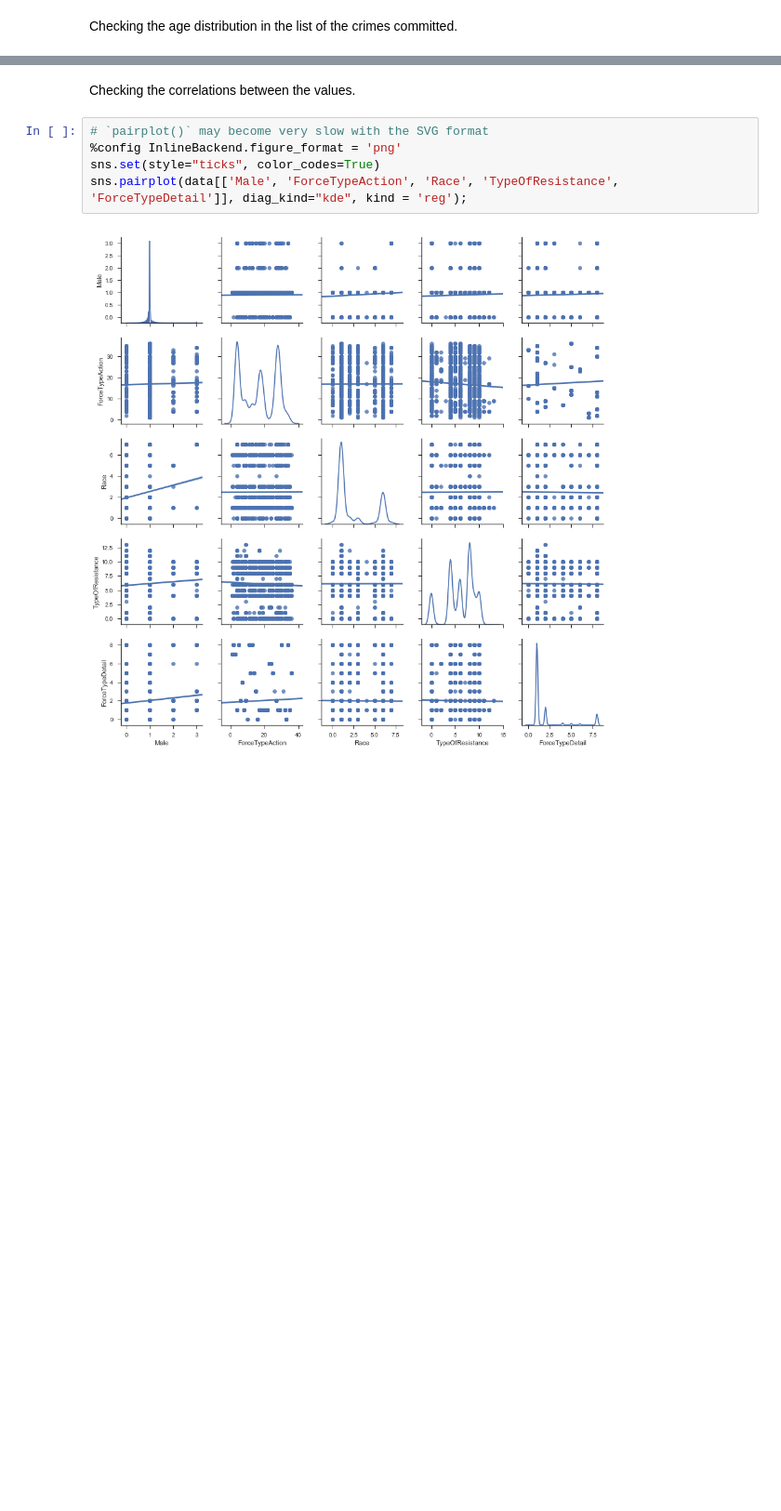
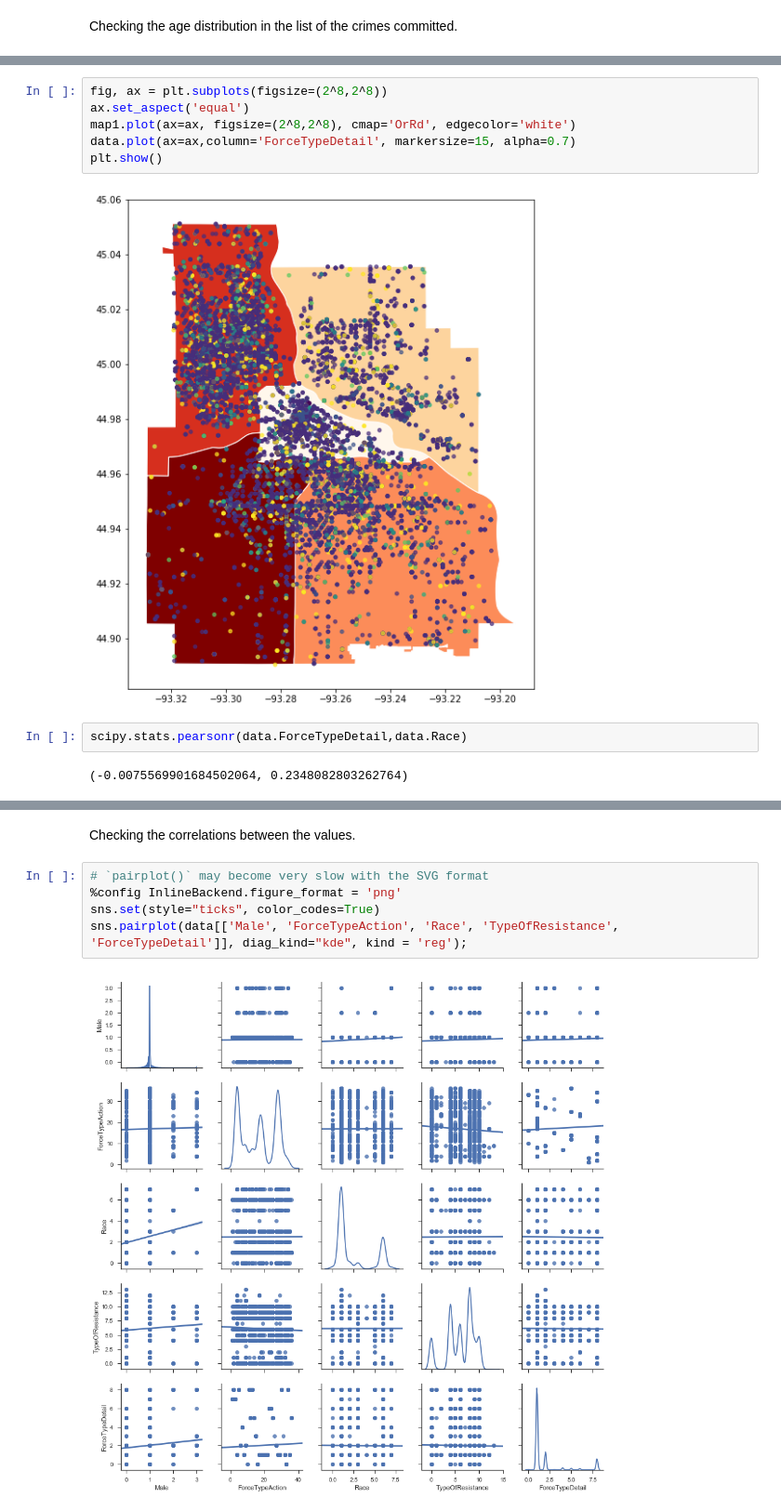
Before and after one commit to STASYA00/DS-DS, a Jupyter notebook: Notebooks/Cleaning_Data.ipynb, the cells around one changed output, grey strips where cells are left out. Shown at 93% size. Cells and saved outputs as stored; diff of their text form; blank space fills up the shorter version.

```diff
--- a/Notebooks/Cleaning_Data.ipynb
+++ b/Notebooks/Cleaning_Data.ipynb
@@ -525,0 +529,12 @@ Checking the age distribution in the list of the crimes committed.
+# %%
+fig, ax = plt.subplots(figsize=(2^8,2^8))
+ax.set_aspect('equal')
+map1.plot(ax=ax, figsize=(2^8,2^8), cmap='OrRd', edgecolor='white')
+data.plot(ax=ax,column='ForceTypeDetail', markersize=15, alpha=0.7)
+plt.show()
+# %% [output]
+[figure, added]
+# %%
+scipy.stats.pearsonr(data.ForceTypeDetail,data.Race)
+# %% [output]
+(-0.0075569901684502064, 0.2348082803262764)
```
Also changed, not shown: parts of 39 cells of this notebook, 9 other files.
